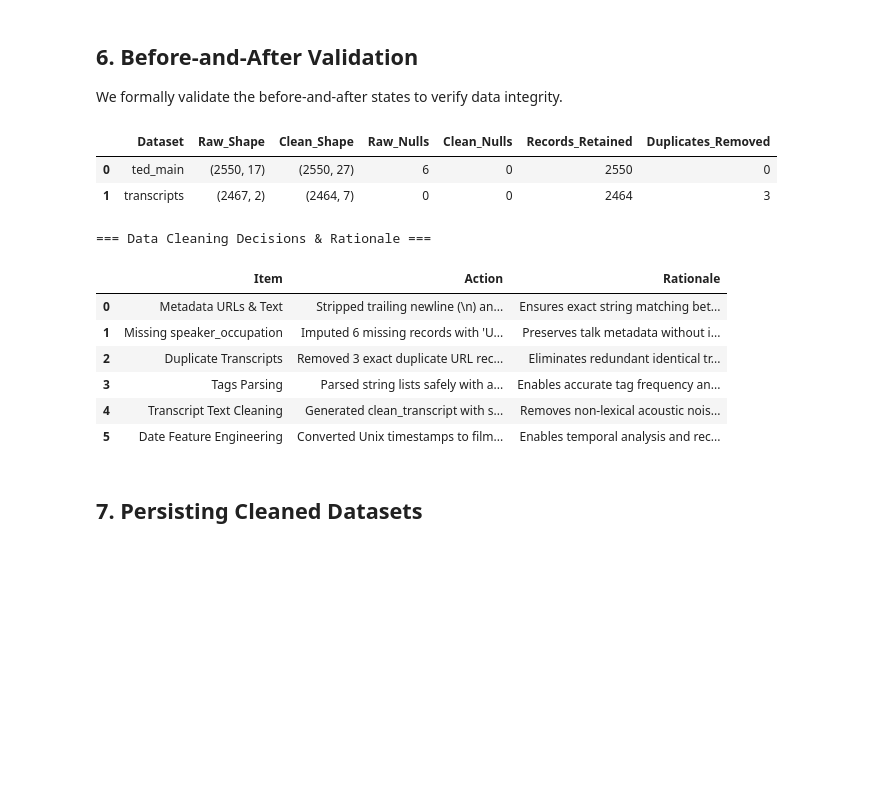
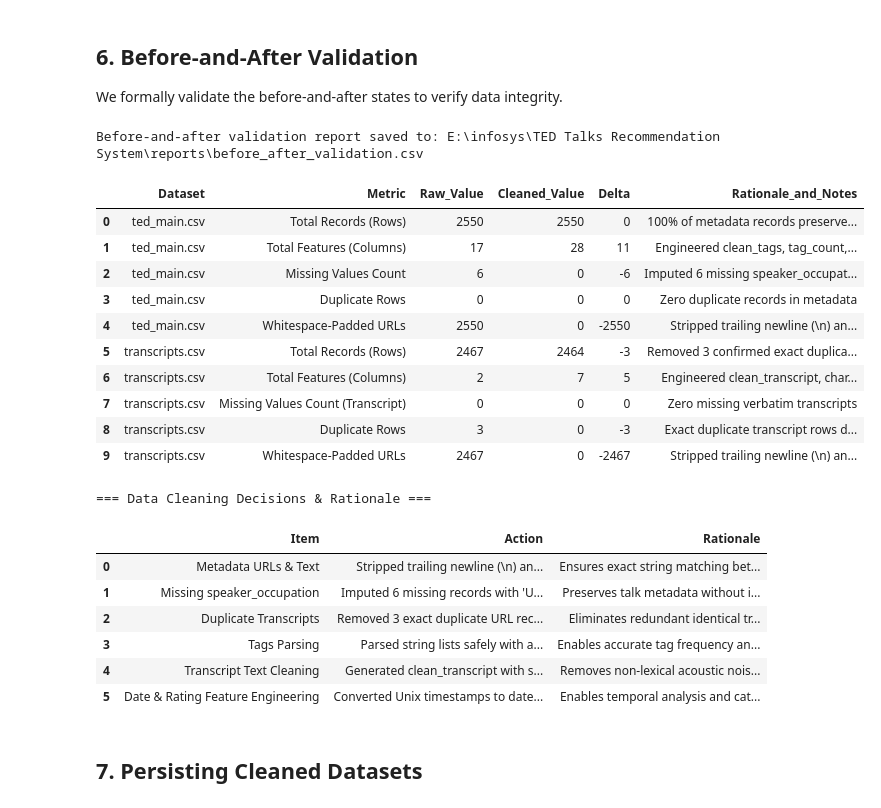
Before and after one commit to leena-11/ted-talks-recommendation-system, a Jupyter notebook: notebooks/02_eda_preprocessing.ipynb, the cells around one changed output. Cells and saved outputs as stored; diff of their text form; code cells hidden in the pictures; blank space fills up the shorter version.

Commit message:
Complete Milestone 1 data collection and preprocessing

```diff
--- a/notebooks/02_eda_preprocessing.ipynb
+++ b/notebooks/02_eda_preprocessing.ipynb
@@ -498,45 +498,35 @@ df_trans_clean[["url", "word_count", "clean_word_count", "clean_transcript"]].he
 # %% [markdown]
 ## 6. Before-and-After Validation
 We formally validate the before-and-after states to verify data integrity.
-# %%
-val = validate_cleaning(df_main_raw, df_main_clean, df_trans_raw, df_trans_clean)
-
-val_df = pd.DataFrame([
-    {
-        "Dataset": "ted_main",
-        "Raw_Shape": str(val["metadata"]["raw_shape"]),
-        "Clean_Shape": str(val["metadata"]["clean_shape"]),
-        "Raw_Nulls": val["metadata"]["raw_nulls"],
-        "Clean_Nulls": val["metadata"]["clean_nulls"],
-        "Records_Retained": val["metadata"]["records_retained"],
-        "Duplicates_Removed": val["metadata"]["records_removed"]
-    },
-    {
-        "Dataset": "transcripts",
-        "Raw_Shape": str(val["transcripts"]["raw_shape"]),
-        "Clean_Shape": str(val["transcripts"]["clean_shape"]),
-        "Raw_Nulls": val["transcripts"]["raw_nulls"],
-        "Clean_Nulls": val["transcripts"]["clean_nulls"],
-        "Records_Retained": val["transcripts"]["records_retained"],
-        "Duplicates_Removed": val["transcripts"]["records_removed"]
-    }
-])
-display(val_df)
-
-print("\n=== Data Cleaning Decisions & Rationale ===")
-display(pd.DataFrame(val["cleaning_decisions"]))
-# %% [output]
-|  | Dataset | Raw_Shape | Clean_Shape | Raw_Nulls | Clean_Nulls | Records_Retained | Duplicates_Removed |
-| 0 | ted_main | (2550, 17) | (2550, 27) | 6 | 0 | 2550 | 0 |
-| 1 | transcripts | (2467, 2) | (2464, 7) | 0 | 0 | 2464 | 3 |
-=== Data Cleaning Decisions & Rationale ===
-|  | Item | Action | Rationale |
-| 0 | Metadata URLs & Text | Stripped trailing newline (\n) an... | Ensures exact string matching bet... |
-| 1 | Missing speaker_occupation | Imputed 6 missing records with 'U... | Preserves talk metadata without i... |
-| 2 | Duplicate Transcripts | Removed 3 exact duplicate URL rec... | Eliminates redundant identical tr... |
-| 3 | Tags Parsing | Parsed string lists safely with a... | Enables accurate tag frequency an... |
-| 4 | Transcript Text Cleaning | Generated clean_transcript with s... | Removes non-lexical acoustic nois... |
-| 5 | Date Feature Engineering | Converted Unix timestamps to film... | Enables temporal analysis and rec... |
+# %%
+val_csv_path = reports_dir / "before_after_validation.csv"
+val = validate_cleaning(df_main_raw, df_main_clean, df_trans_raw, df_trans_clean, output_csv_path=val_csv_path)
+print(f"Before-and-after validation report saved to: {val_csv_path.resolve()}")
+display(val["table"])
+
+print("\n=== Data Cleaning Decisions & Rationale ===")
+display(pd.DataFrame(val["cleaning_decisions"]))
+# %% [output]
+Before-and-after validation report saved to: E:\infosys\TED Talks Recommendation System\reports\before_after_validation.csv
+|  | Dataset | Metric | Raw_Value | Cleaned_Value | Delta | Rationale_and_Notes |
+| 0 | ted_main.csv | Total Records (Rows) | 2550 | 2550 | 0 | 100% of metadata records preserve... |
+| 1 | ted_main.csv | Total Features (Columns) | 17 | 28 | 11 | Engineered clean_tags, tag_count,... |
+| 2 | ted_main.csv | Missing Values Count | 6 | 0 | -6 | Imputed 6 missing speaker_occupat... |
+| 3 | ted_main.csv | Duplicate Rows | 0 | 0 | 0 | Zero duplicate records in metadata |
+| 4 | ted_main.csv | Whitespace-Padded URLs | 2550 | 0 | -2550 | Stripped trailing newline (\n) an... |
+| 5 | transcripts.csv | Total Records (Rows) | 2467 | 2464 | -3 | Removed 3 confirmed exact duplica... |
+| 6 | transcripts.csv | Total Features (Columns) | 2 | 7 | 5 | Engineered clean_transcript, char... |
+| 7 | transcripts.csv | Missing Values Count (Transcript) | 0 | 0 | 0 | Zero missing verbatim transcripts |
+| 8 | transcripts.csv | Duplicate Rows | 3 | 0 | -3 | Exact duplicate transcript rows d... |
+| 9 | transcripts.csv | Whitespace-Padded URLs | 2467 | 0 | -2467 | Stripped trailing newline (\n) an... |
+=== Data Cleaning Decisions & Rationale ===
+|  | Item | Action | Rationale |
+| 0 | Metadata URLs & Text | Stripped trailing newline (\n) an... | Ensures exact string matching bet... |
+| 1 | Missing speaker_occupation | Imputed 6 missing records with 'U... | Preserves talk metadata without i... |
+| 2 | Duplicate Transcripts | Removed 3 exact duplicate URL rec... | Eliminates redundant identical tr... |
+| 3 | Tags Parsing | Parsed string lists safely with a... | Enables accurate tag frequency an... |
+| 4 | Transcript Text Cleaning | Generated clean_transcript with s... | Removes non-lexical acoustic nois... |
+| 5 | Date & Rating Feature Engineering | Converted Unix timestamps to date... | Enables temporal analysis and cat... |
 # %% [markdown]
 ## 7. Persisting Cleaned Datasets
 # %%
```
Also changed, not shown: parts of 2 cells of this notebook, 8 other files.
